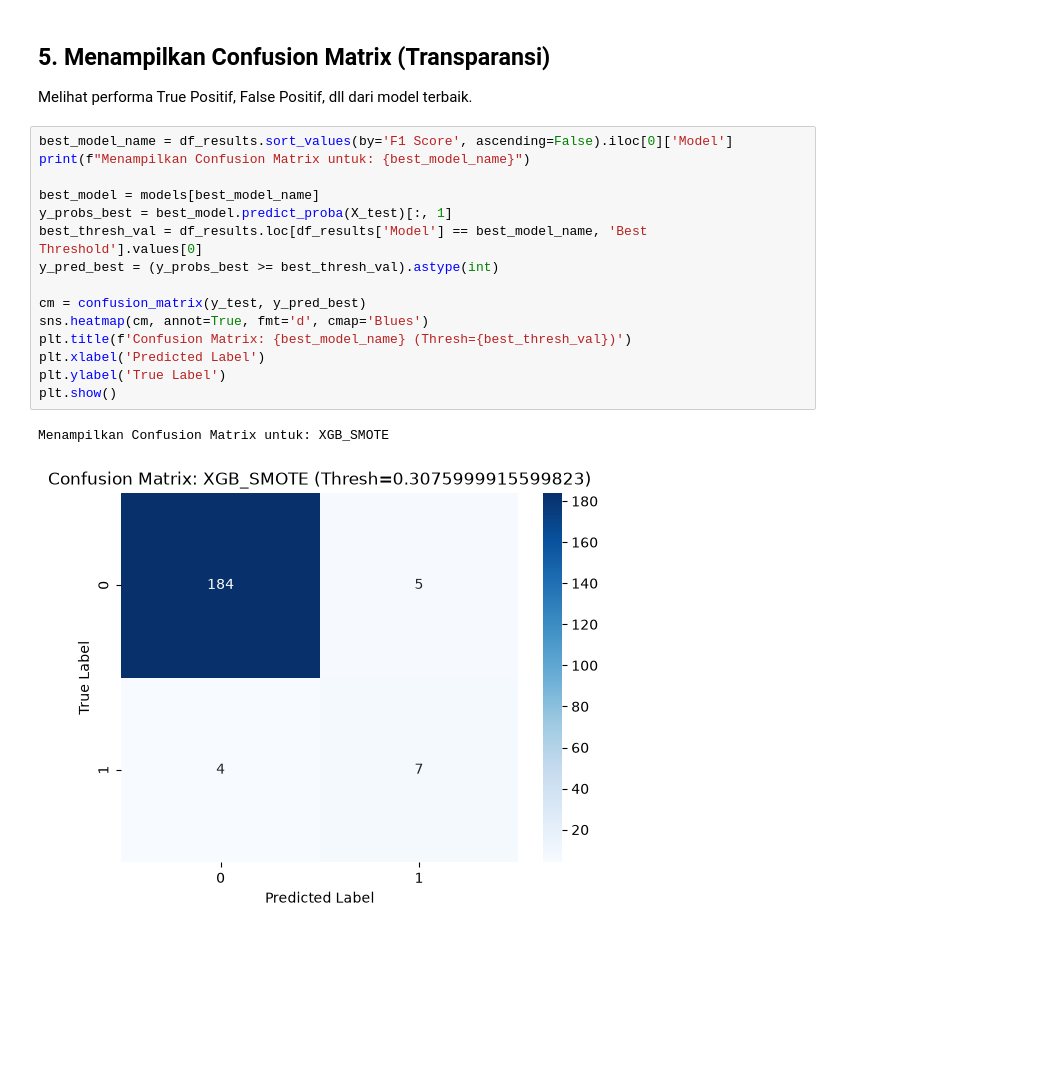
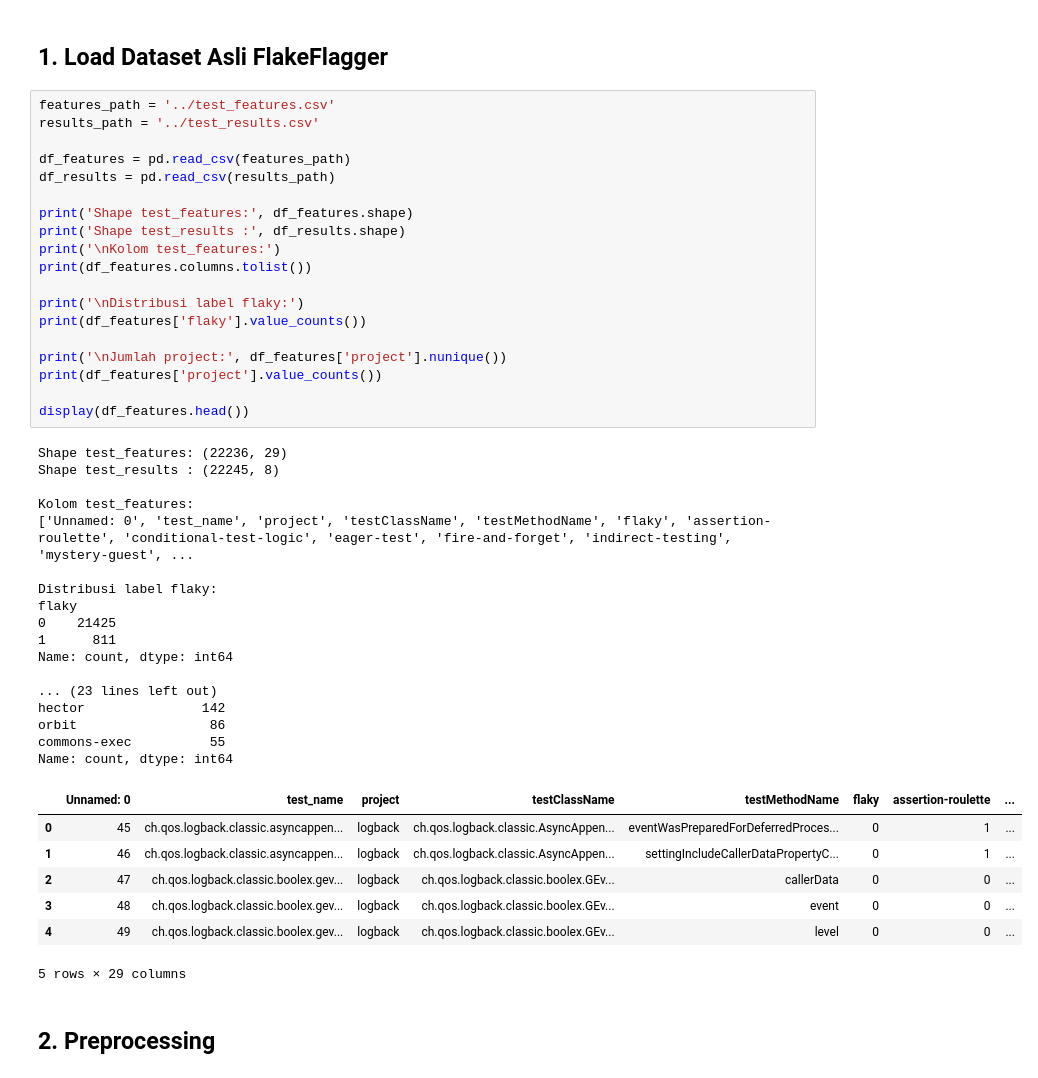
Before and after one commit to BimaJatiKusuma/its-rpl-a01-flakytest, a Jupyter notebook: Eksperimen_Kelompok/Eksperimen_Flaky_Test.ipynb, the cells around one changed output. Saved outputs shown, nothing was run; the diff lists cells and outputs as text; blank space fills up the shorter version.

```diff
--- a/Eksperimen_Kelompok/Eksperimen_Flaky_Test.ipynb
+++ b/Eksperimen_Kelompok/Eksperimen_Flaky_Test.ipynb
@@ -153,21 +68,48 @@ display(df_results.sort_values(by='F1 Score', ascending=False))
-# %% [markdown]
-## 5. Menampilkan Confusion Matrix (Transparansi)
-Melihat performa True Positif, False Positif, dll dari model terbaik.
-# %%
-best_model_name = df_results.sort_values(by='F1 Score', ascending=False).iloc[0]['Model']
-print(f"Menampilkan Confusion Matrix untuk: {best_model_name}")
-
-best_model = models[best_model_name]
-y_probs_best = best_model.predict_proba(X_test)[:, 1]
-best_thresh_val = df_results.loc[df_results['Model'] == best_model_name, 'Best Threshold'].values[0]
-y_pred_best = (y_probs_best >= best_thresh_val).astype(int)
-
-cm = confusion_matrix(y_test, y_pred_best)
-sns.heatmap(cm, annot=True, fmt='d', cmap='Blues')
-plt.title(f'Confusion Matrix: {best_model_name} (Thresh={best_thresh_val})')
-plt.xlabel('Predicted Label')
-plt.ylabel('True Label')
-plt.show()
-# %% [output]
-Menampilkan Confusion Matrix untuk: XGB_SMOTE
-[figure, removed]
+# %% [markdown]
+## 1. Load Dataset Asli FlakeFlagger
+# %%
+features_path = '../test_features.csv'
+results_path = '../test_results.csv'
+
+df_features = pd.read_csv(features_path)
+df_results = pd.read_csv(results_path)
+
+print('Shape test_features:', df_features.shape)
+print('Shape test_results :', df_results.shape)
+print('\nKolom test_features:')
+print(df_features.columns.tolist())
+
+print('\nDistribusi label flaky:')
+print(df_features['flaky'].value_counts())
+
+print('\nJumlah project:', df_features['project'].nunique())
+print(df_features['project'].value_counts())
+
+display(df_features.head())
+# %% [output]
+Shape test_features: (22236, 29)
+Shape test_results : (22245, 8)
+
+Kolom test_features:
+['Unnamed: 0', 'test_name', 'project', 'testClassName', 'testMethodName', 'flaky', 'assertion-roulette', 'conditional-test-logic', 'eager-test', 'fire-and-forget', 'indirect-testing', 'mystery-guest', ...
+
+Distribusi label flaky:
+flaky
+0    21425
+1      811
+Name: count, dtype: int64
+
+... (23 lines left out)
+hector               142
+orbit                 86
+commons-exec          55
+Name: count, dtype: int64
+|  | Unnamed: 0 | test_name | project | testClassName | testMethodName | flaky | assertion-roulette | ... |
+| 0 | 45 | ch.qos.logback.classic.asyncappen... | logback | ch.qos.logback.classic.AsyncAppen... | eventWasPreparedForDeferredProces... | 0 | 1 | ... |
+| 1 | 46 | ch.qos.logback.classic.asyncappen... | logback | ch.qos.logback.classic.AsyncAppen... | settingIncludeCallerDataPropertyC... | 0 | 1 | ... |
+| 2 | 47 | ch.qos.logback.classic.boolex.gev... | logback | ch.qos.logback.classic.boolex.GEv... | callerData | 0 | 0 | ... |
+| 3 | 48 | ch.qos.logback.classic.boolex.gev... | logback | ch.qos.logback.classic.boolex.GEv... | event | 0 | 0 | ... |
+| 4 | 49 | ch.qos.logback.classic.boolex.gev... | logback | ch.qos.logback.classic.boolex.GEv... | level | 0 | 0 | ... |
+5 rows × 29 columns
+# %% [markdown]
+## 2. Preprocessing
```
Also changed, not shown: parts of 23 cells of this notebook, 1 other file.
